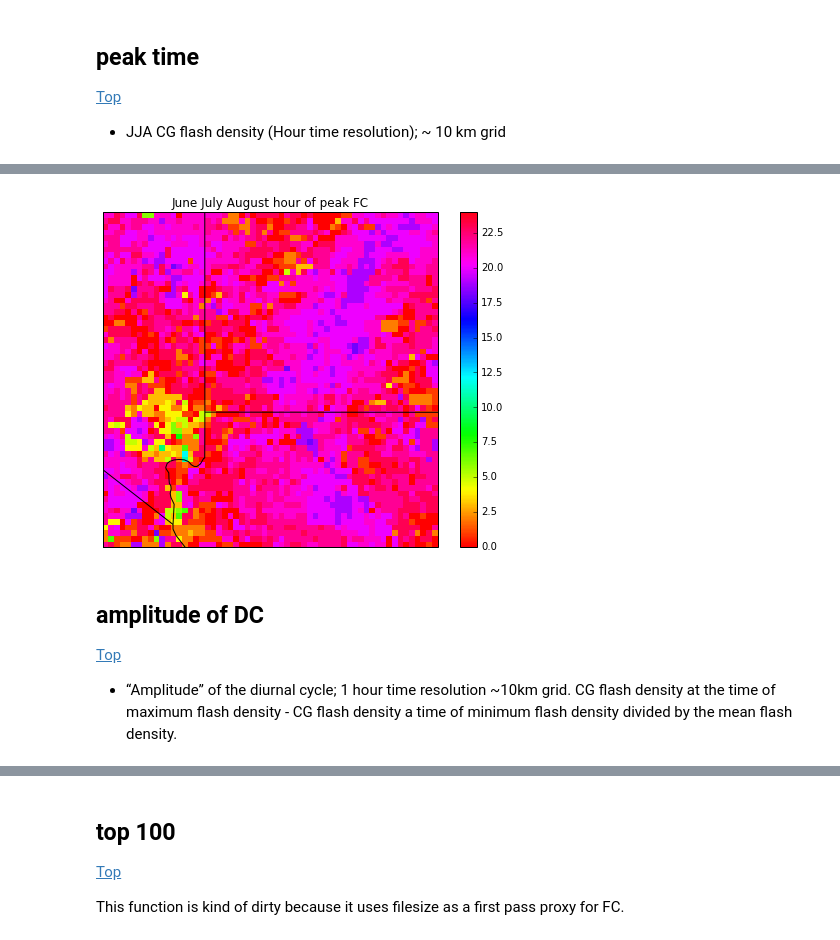
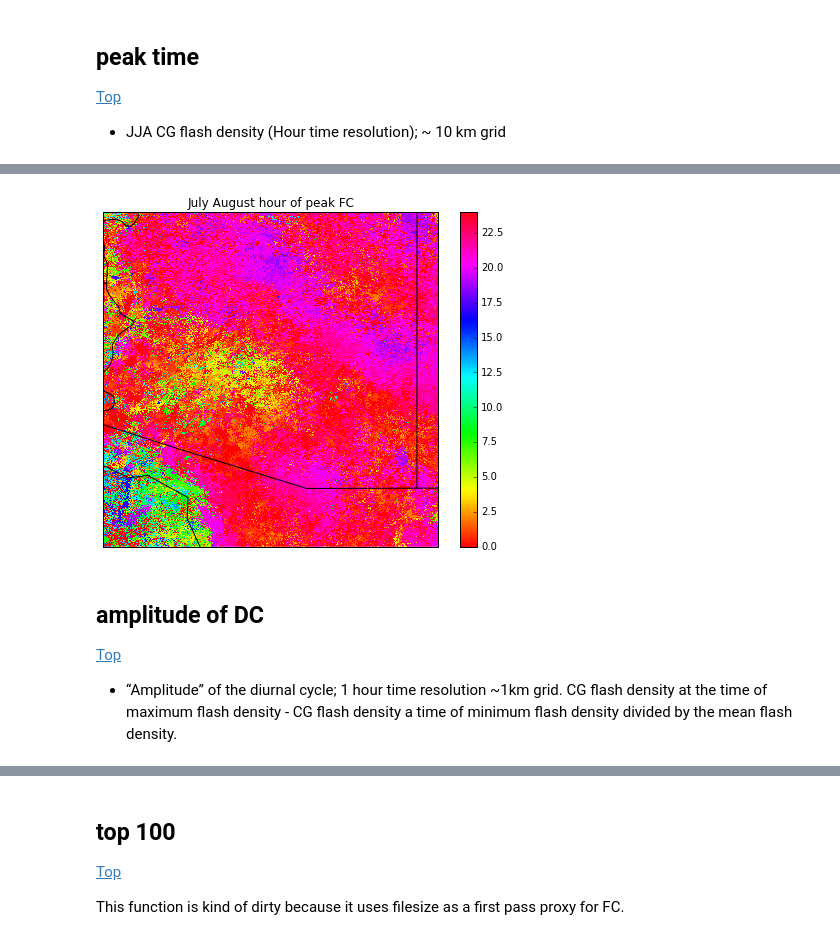
Before and after one commit to jsignell/lightning-tools, a Jupyter notebook: Regional Computations.ipynb, the cells around one changed output, grey strips where cells are left out. Saved outputs shown, nothing was run; the diff lists cells and outputs as text; code cells hidden in the pictures.

```diff
--- a/Regional Computations.ipynb
+++ b/Regional Computations.ipynb
@@ -77,6 +77,6 @@ cities['cedar']
  'r': 3}
 # %%
-c = Region(city=cities['cedar'])
+c = Region(city=cities['phoenix'])
 c.define_grid(nbins=600)
 # %%
 MMDC_grid = {}
@@ -154,7 +144,7 @@ for m in months.keys():
 [Top](#Python-programs)
  - JJA CG flash density (Hour time resolution); ~ 10 km grid
 # %%
-JJADC_grid = {}
-for k,v in MMDC_grid[6].items():
-    JJADC_grid.update({k: v + MMDC_grid[7][k]+MMDC_grid[8][k]})
+JADC_grid = {}
+for k,v in MMDC_grid[7].items():
+    JADC_grid.update({k: v + MMDC_grid[8][k]})
 # %%
@@ -177,15 +164,12 @@ plt.suptitle('June July August', fontsize=18);
 # %%
 plt.figure(figsize=(8,6))
-ax = plt.subplot(1,1, 1, projection=ccrs.PlateCarree())
-ax = background(ax)
 
-a = np.argmax(np.stack(JJADC_grid.values()), axis=0)
-den = ax.pcolor(c.gridx, c.gridy, a, cmap='hsv', vmax=24)
-ax.set_title('June July August hour of peak FC')
-plt.colorbar(den, ax=ax);
+a = np.argmax(np.stack(JADC_grid.values()), axis=0)
+im, ax = c.plot_grid(a, cmap='hsv', vmin=0, vmax=24, cbar=True)
+ax.set_title('July August hour of peak FC');
 # %% [output]
-[figure, old version]
+[figure, new version]
 # %% [markdown]
 ## amplitude of DC
 [Top](#Python-programs)
- - “Amplitude” of the diurnal cycle; 1 hour time resolution ~10km grid.  CG flash density at the time of maximum flash density - CG flash density a time of minimum flash density divided by the mean flash density.
+ - “Amplitude” of the diurnal cycle; 1 hour time resolution ~1km grid.  CG flash density at the time of maximum flash density - CG flash density a time of minimum flash density divided by the mean flash density.
```
Also changed, not shown: parts of 12 cells of this notebook, 1 other file.
